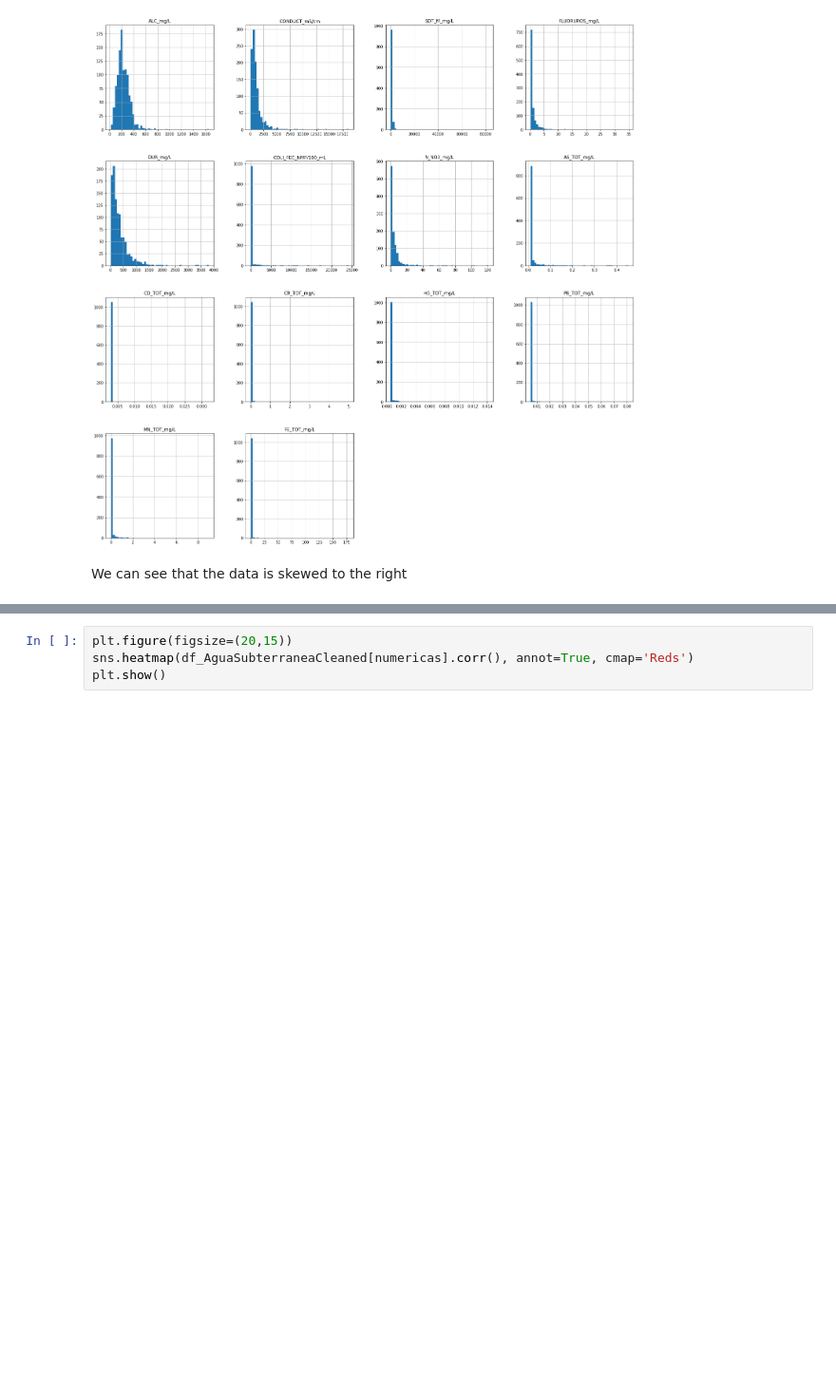
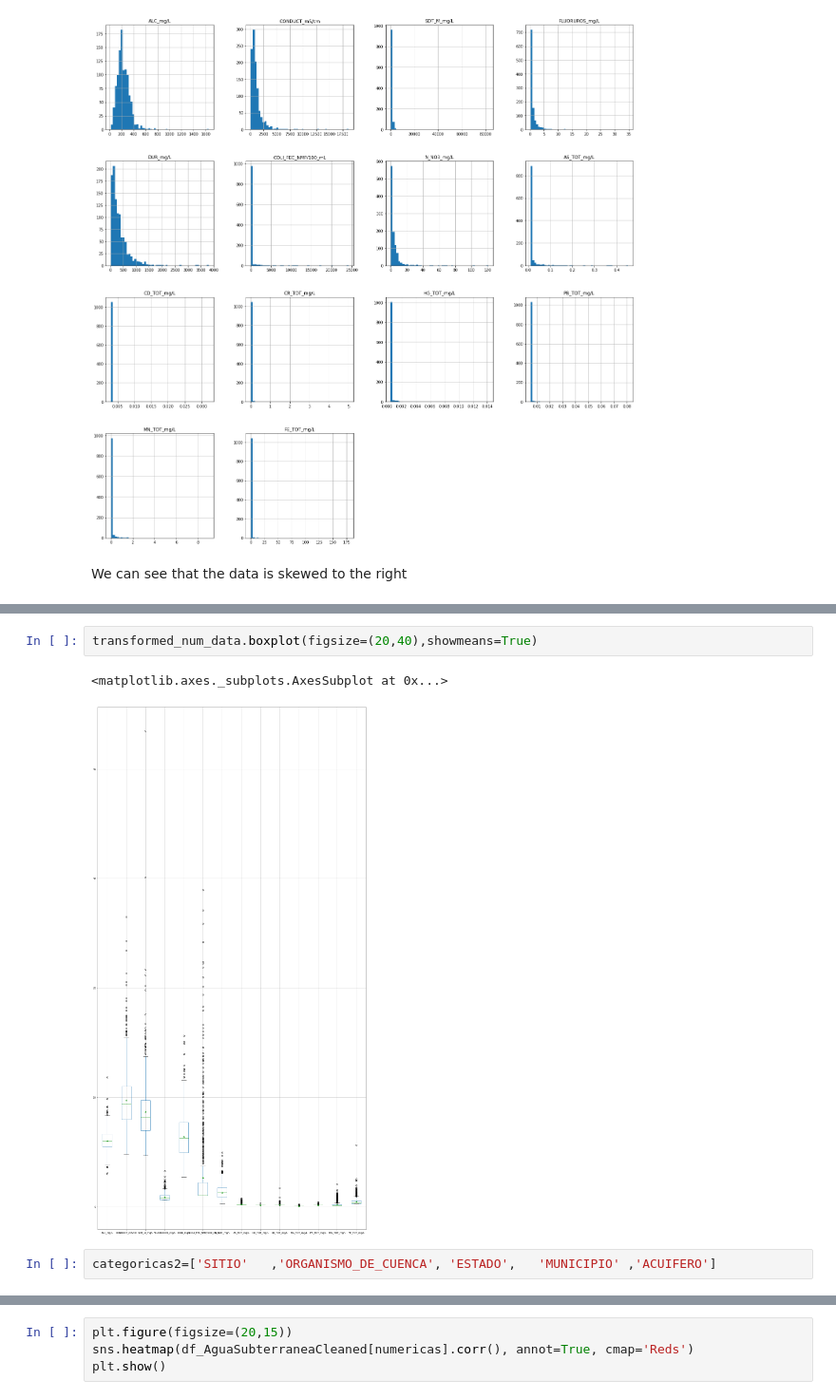
Before and after one commit to PosgradoMNA/actividades-del-projecto-team-1, a Jupyter notebook: Reto/Reto_Equipo1.ipynb, the cells around one changed output, grey strips where cells are left out. Shown at 95% size. Cells and saved outputs as stored; diff of their text form; blank space fills up the shorter version.

```diff
--- a/Reto/Reto_Equipo1.ipynb
+++ b/Reto/Reto_Equipo1.ipynb
@@ -520,0 +544,7 @@ df_AguaSubterraneaCleaned[numericas].boxplot(figsize=(20,40),showmeans=True)
+# %%
+transformed_num_data.boxplot(figsize=(20,40),showmeans=True)
+# %% [output]
+<matplotlib.axes._subplots.AxesSubplot at 0x...>
+[figure, added]
+# %%
+categoricas2=['SITIO'	,'ORGANISMO_DE_CUENCA',	'ESTADO',	'MUNICIPIO'	,'ACUIFERO']
```
Also changed, not shown: parts of 22 cells of this notebook.
